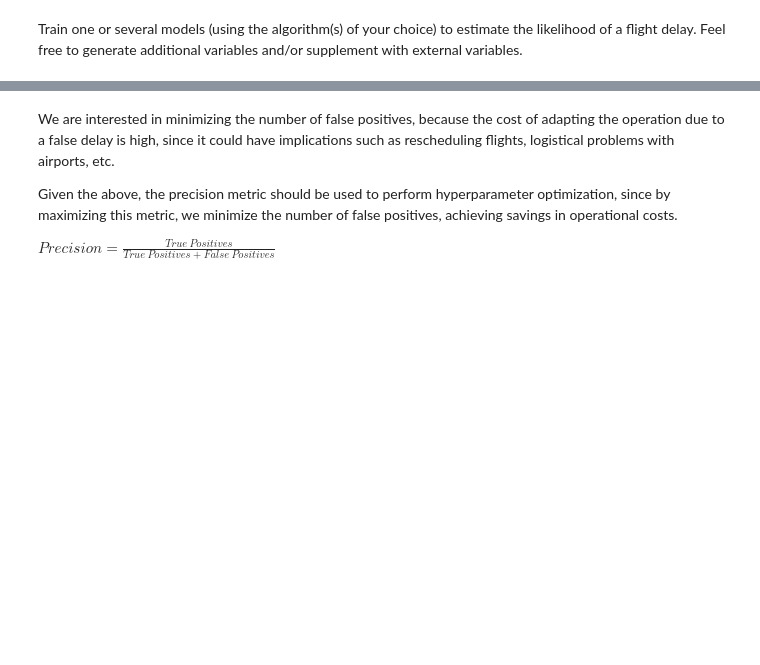
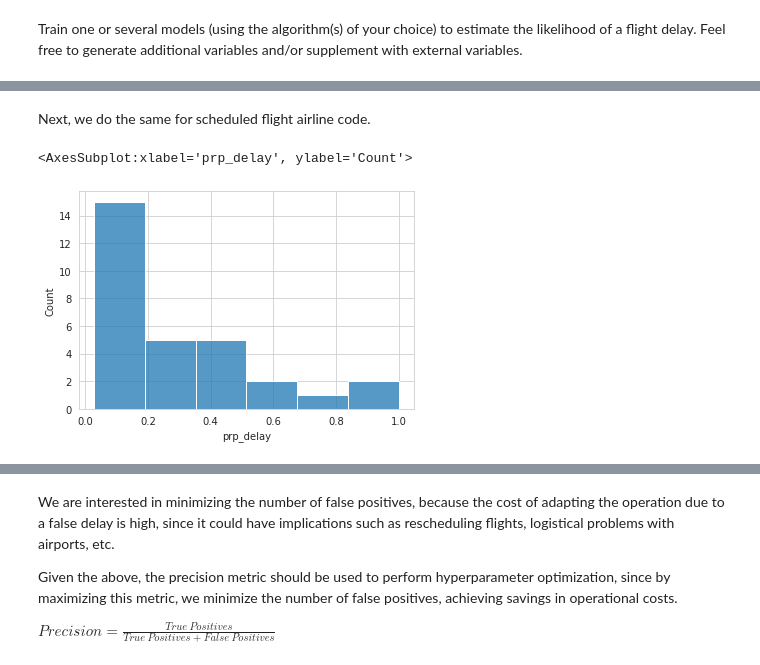
Before and after one commit to almendradelmoral/Challenge-Data-Scientist-Almendra-del-Moral, a Jupyter notebook: solution.ipynb, the cells around one changed output, grey strips where cells are left out. Drawn from its saved outputs; the diff is of its cells as text; code cells hidden in the pictures; blank space fills up the shorter version.

```diff
--- a/solution.ipynb
+++ b/solution.ipynb
@@ -373,16 +317,0 @@ tmp[tmp['Des-I']=='KMIA']
-# %%
-def create_delay_class(df, col, n_classes):
-    #
-    tmp = df.groupby(['Des-I']).agg({'delay_15':'sum','Fecha-I':'count'}).rename(columns={'Fecha-I':'count_des_i'})
-    tmp['prp_delay'] = tmp.delay_15/tmp.count_des_i
-    tmp = tmp.sort_values(by='prp_delay', ascending=False).reset_index()
-    mean_to_replace = tmp[tmp.prp_delay<=0.4].prp_delay.mean()
-    tmp.loc[tmp.prp_delay>0.4,'prp_delay'] = mean_to_replace
-    # We use the cut function to go from contiuous to categorical values (10 classes for this example)
-    labels = ['clase_' + str(i) for i in range(n_classes + 1)]
-    tmp['{}_delay_class'.format(col)] = pd.cut(tmp['prp_delay'], bins=n_classes + 1, labels=labels)
-    df = df.merge(tmp[[col, '{}_delay_class'.format(col)]+['prp_delay']], on=[col], how='left')
-    return df
-
-df = create_delay_class(df, 'Des-I', 10)
-df
@@ -407,0 +358,13 @@ Feel free to generate additional variables and/or supplement with external varia
+# %%
+def create_delay_class_destination(df, col, n_classes):
+    # Fuction to make proportion of flights with delay for each Des-I
+    tmp = df.groupby([col]).agg({'delay_15':'sum','Fecha-I':'count'}).rename(columns={'Fecha-I':'count_des_i'})
+    tmp['prp_delay_dest'] = tmp.delay_15/tmp.count_des_i
+    tmp = tmp.sort_values(by='prp_delay_dest', ascending=False).reset_index()
+    mean_to_replace = tmp[tmp.prp_delay_dest<=0.4].prp_delay_dest.mean()
+    tmp.loc[tmp.prp_delay_dest>0.4,'prp_delay_dest'] = mean_to_replace
+    df = df.merge(tmp[[col]+['prp_delay_dest']], on=[col], how='left')
+    return df
+
+df = create_delay_class_destination(df, 'Des-I', 10)
+df.head()
@@ -407,0 +379,13 @@ Feel free to generate additional variables and/or supplement with external varia
+# %% [markdown]
+Next, we do the same for scheduled flight airline code.
+# %%
+# New variable check in
+tmp = df.groupby(['Emp-I']).agg({'delay_15':'sum','Fecha-I':'count'}).rename(columns={'Fecha-I':'count_des_i'})
+tmp['prp_delay'] = tmp.delay_15/tmp.count_des_i
+tmp = tmp.sort_values(by='prp_delay', ascending=False).reset_index()
+
+import seaborn as sns
+sns.histplot(tmp.prp_delay)
+# %% [output]
+<AxesSubplot:xlabel='prp_delay', ylabel='Count'>
+[figure, added]
```
Also changed, not shown: parts of 30 cells of this notebook.
